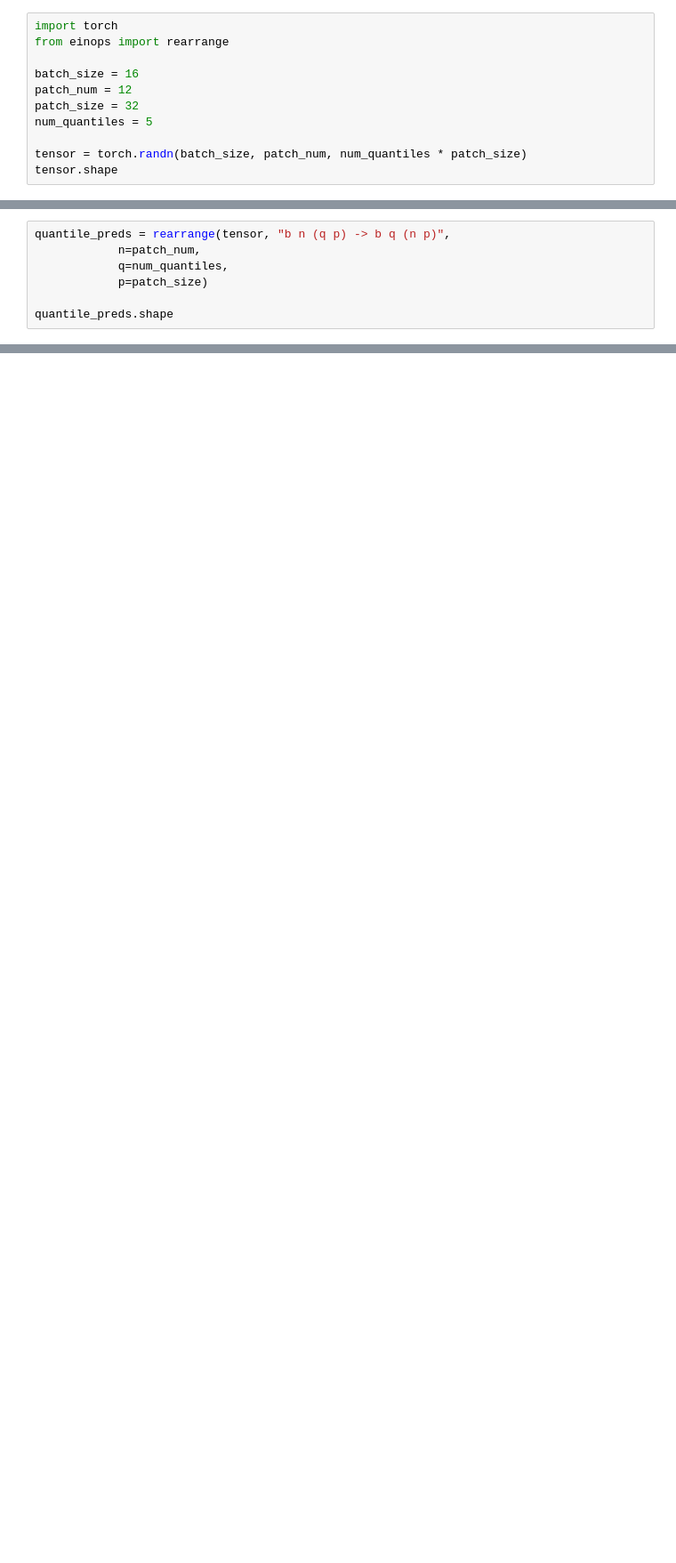
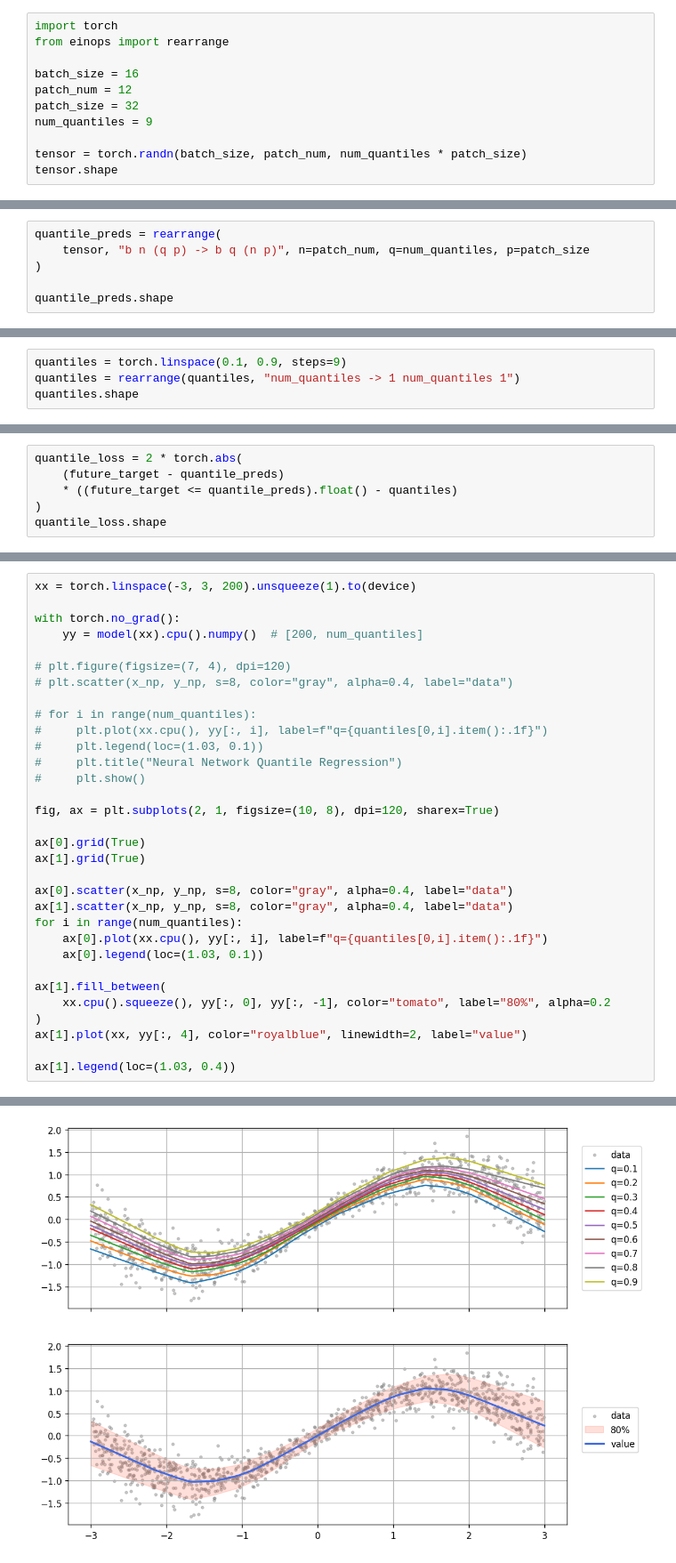
Before and after one commit to wwhenxuan/chronos-forecasting, a Jupyter notebook: tests.ipynb, the cells around one changed output, grey strips where cells are left out. Shown at 89% size. Saved outputs shown, nothing was run; the diff lists cells and outputs as text; blank space fills up the shorter version.

```diff
--- a/tests.ipynb
+++ b/tests.ipynb
@@ -5,7 +5,7 @@ from einops import rearrange
 batch_size = 16
 patch_num = 12
 patch_size = 32
-num_quantiles = 5
+num_quantiles = 9
 
 tensor = torch.randn(batch_size, patch_num, num_quantiles * patch_size)
 tensor.shape
@@ -14,8 +14,7 @@ torch.Size([16, 12, 160])
 # %%
-quantile_preds = rearrange(tensor, "b n (q p) -> b q (n p)",
-            n=patch_num,
-            q=num_quantiles,
-            p=patch_size)
+quantile_preds = rearrange(
+    tensor, "b n (q p) -> b q (n p)", n=patch_num, q=num_quantiles, p=patch_size
+)
 
 quantile_preds.shape
 # %% [output]
@@ -34,0 +34,4 @@ torch.Size([16, 1920])
+# %%
+quantiles = torch.linspace(0.1, 0.9, steps=9)
+quantiles = rearrange(quantiles, "num_quantiles -> 1 num_quantiles 1")
+quantiles.shape
@@ -34,0 +72,6 @@ torch.Size([16, 1920])
+# %%
+quantile_loss = 2 * torch.abs(
+    (future_target - quantile_preds)
+    * ((future_target <= quantile_preds).float() - quantiles)
+)
+quantile_loss.shape
@@ -34,0 +243,33 @@ torch.Size([16, 1920])
+# %%
+xx = torch.linspace(-3, 3, 200).unsqueeze(1).to(device)
+
+with torch.no_grad():
+    yy = model(xx).cpu().numpy()  # [200, num_quantiles]
+
+# plt.figure(figsize=(7, 4), dpi=120)
+# plt.scatter(x_np, y_np, s=8, color="gray", alpha=0.4, label="data")
+
+# for i in range(num_quantiles):
+#     plt.plot(xx.cpu(), yy[:, i], label=f"q={quantiles[0,i].item():.1f}")
+#     plt.legend(loc=(1.03, 0.1))
+#     plt.title("Neural Network Quantile Regression")
+#     plt.show()
+
+fig, ax = plt.subplots(2, 1, figsize=(10, 8), dpi=120, sharex=True)
+
+ax[0].grid(True)
+ax[1].grid(True)
+
+ax[0].scatter(x_np, y_np, s=8, color="gray", alpha=0.4, label="data")
+ax[1].scatter(x_np, y_np, s=8, color="gray", alpha=0.4, label="data")
+for i in range(num_quantiles):
+    ax[0].plot(xx.cpu(), yy[:, i], label=f"q={quantiles[0,i].item():.1f}")
+    ax[0].legend(loc=(1.03, 0.1))
+
+ax[1].fill_between(
+    xx.cpu().squeeze(), yy[:, 0], yy[:, -1], color="tomato", label="80%", alpha=0.2
+)
+ax[1].plot(xx, yy[:, 4], color="royalblue", linewidth=2, label="value")
+
+ax[1].legend(loc=(1.03, 0.4))
+# %% [output]
@@ -34,0 +277 @@ torch.Size([16, 1920])
+[figure, added]
```
Also changed, not shown: parts of 12 cells of this notebook, 5 other files.
